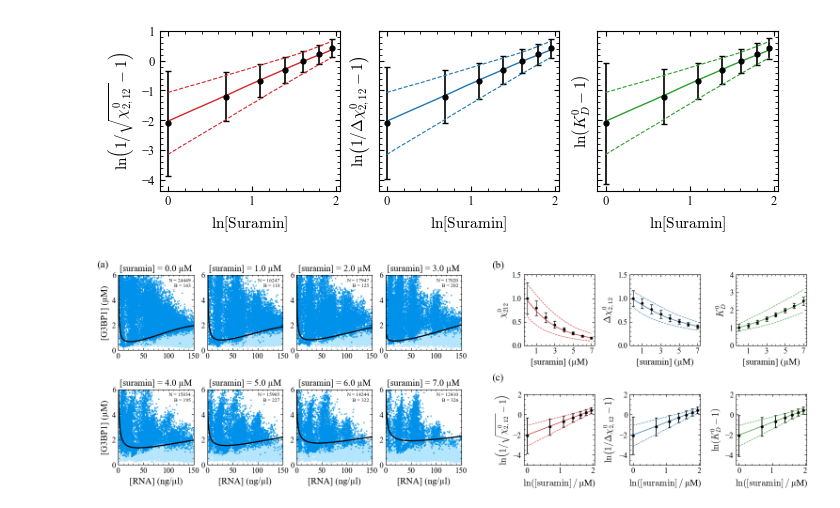
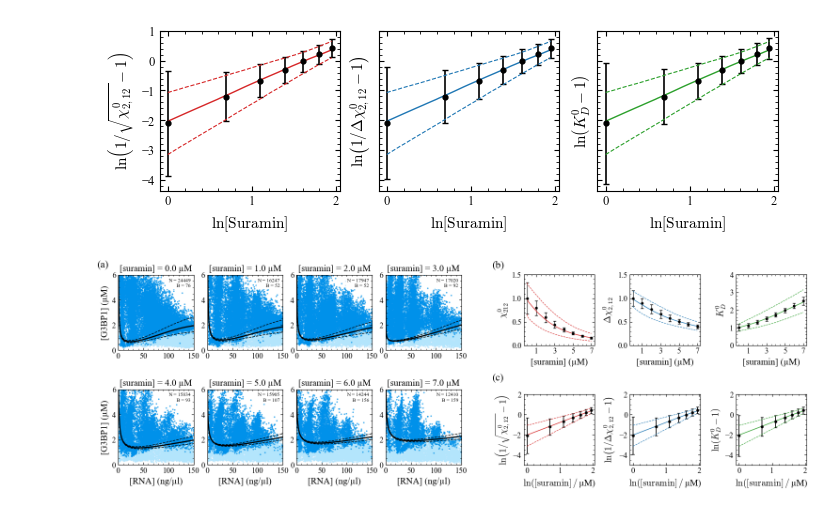
Before and after one commit to jialeqiao/Reentrant-phase-boundary, a Jupyter notebook: Figure_3.ipynb, the cells around one changed output. Drawn from its saved outputs; the diff is of its cells as text; code cells hidden in the pictures.

```diff
--- a/Figure_3.ipynb
+++ b/Figure_3.ipynb
@@ -511,12 +543,12 @@ for i in range(len(slab_values)):
 # L^1 = 10**3, L^2 = 10**4, 1ng/ul = 0.48 * 10**(-3) uM
 
 # Three-body repulsion
-repulsion_vals = c_vals/(1.8*1000*0.47*1e-9)
-repulsion_err  = c_err /(1.8*1000*0.47*1e-9)
+repulsion_vals = c_vals/(1.8*1000*0.48*1e-9)
+repulsion_err  = c_err /(1.8*1000*0.48*1e-9)
 
 # Competition
-competition_vals = p_vals/(1.8*0.01*0.47*0.1)
-competition_err  = p_err /(1.8*0.01*0.47*0.1)
+competition_vals = p_vals/(1.8*0.01*0.48*0.1)
+competition_err  = p_err /(1.8*0.01*0.48*0.1)
 
 # G3BP1-RNA dissociation constant
 kd_vals = ratio_vals * ((2*100)/(1.8))
@@ -957,13 +989,9 @@ def apply_prl_ticks(ax):
 
 
 # ==============================================================
-# HARD layout constraints from your template
+# HARD layout constraints
 # ==============================================================
 nrows_a, ncols_a = 2, 4
-
-# ==============================================================
-# USER KNOBS
-# ==============================================================
 AX_A = 2.10
 WSPACE_A = 0.18
 HSPACE_A = 0.22
@@ -993,6 +1021,7 @@ gs = GridSpec(1, 2, figure=fig, width_ratios=[W_left, W_right], wspace=0.20)
 
 
 
+
 # ==============================================================
 # (a) LEFT: 2×4 global-fit phase-boundary grid
 # ==============================================================
@@ -1002,7 +1031,6 @@ axes_a = np.array([fig.add_subplot(gs_a[r, c]) for r in range(nrows_a) for c in
 axes_a[0].text(-0.28, 1.20, "(a)", transform=axes_a[0].transAxes,
                ha="left", va="top", fontsize=16)
 
-xx = np.linspace(1e-5, 150, 500)
 names = [f"{val} µM" for val in slab_values]
 
 for i, ax in enumerate(axes_a[:nrows_a * ncols_a]):
@@ -1016,18 +1044,18 @@ for i, ax in enumerate(axes_a[:nrows_a * ncols_a]):
     dil = section[label == 0]
     den = section[label == 1]
 
-    if "colors" in globals():
-        ax.scatter(dil["RNA"], dil["Protein"], s=2, color=colors[0][0], alpha=0.6, rasterized=True)
-        ax.scatter(den["RNA"], den["Protein"], s=2, color=colors[0][1], alpha=0.6, rasterized=True)
-    else:
-        ax.scatter(dil["RNA"], dil["Protein"], s=2, alpha=0.45, rasterized=True)
-        ax.scatter(den["RNA"], den["Protein"], s=2, alpha=0.45, rasterized=True)
+    ax.scatter(dil["RNA"], dil["Protein"], s=2, color='#b3e5fc', alpha=0.6, rasterized=True)
+    ax.scatter(den["RNA"], den["Protein"], s=2, color='#0091ea', alpha=0.6, rasterized=True)
 
-    X_plot = np.vstack([xx, np.full_like(xx, i, dtype=float)])
-    y_fit = model_global(X_plot, *popt)
+    X_plot, y_fit, yb_lo, yb_hi = get_fit_and_envelope(
+        i, xx, popt, perr, model_global, lower=lower, upper=upper
+    )
+
     ax.plot(xx, y_fit, color="black", lw=1.8)
+    ax.plot(xx, yb_hi, color="black", ls="--", lw=1.0)
+    ax.plot(xx, yb_lo, color="black", ls="--", lw=1.0)
 
-    txt = f"N = {ndata_total[i]}\nB = {bcount_fit[i] + bcount_raw[i]}"
+    txt = f"N = {ndata_total[i]}\nB = {bcount_fit[i]}"
     ax.text(0.96, 0.96, txt, transform=ax.transAxes,
             ha="right", va="top", fontsize=8,
             bbox=dict(boxstyle="round,pad=0.25", facecolor="white", edgecolor="none", alpha=1.0),
@@ -1135,31 +1163,31 @@ ax.plot(x_fit, yfit_lin, '-',  color='tab:blue',  lw=1.0)
 ax.plot(x_fit, ylo_lin,  '--', color='tab:blue',  lw=0.8)
 ax.plot(x_fit, yhi_lin,  '--', color='tab:blue',  lw=0.8)
 ax.set_xlabel(r"$\ln([\mathrm{suramin}]\,/\,$µM)")
 ax.set_ylabel(r"$\ln\!\left(1/\Delta\chi^{0}_{2,12}-1\right)$")
 ax.set_ylim(-5, 2)
 
 # K_D^0 linearized
 ax = axes_c[2]
 ax.errorbar(x_kd_lin, y_kd_lin, yerr=y_kd_err_lin, fmt='o', color='k', ms=3.5)
 ax.plot(x_fit, yfit_lin, '-',  color='tab:green', lw=1.0)
 ax.plot(x_fit, ylo_lin,  '--', color='tab:green', lw=0.8)
 ax.plot(x_fit, yhi_lin,  '--', color='tab:green', lw=0.8)
 ax.set_xlabel(r"$\ln([\mathrm{suramin}]\,/\,$µM)")
 ax.set_ylabel(r"$\ln\!\left(K^{0}_{D}-1\right)$")
 ax.set_ylim(-5, 2)
 
 
 for ax in axes_c:
     apply_prl_ticks(ax)
     ax.set_box_aspect(1)
 
 
 
 # ==============================================================
 # Export
 # ==============================================================
 #fig.savefig("Figure_3.pdf")
 #fig.savefig("Figure_3.png", dpi=600)
 plt.show()
 # %% [output]
-[figure, old version]
+[figure, new version]
```
Also changed, not shown: parts of 4 cells of this notebook, 2 other files.
